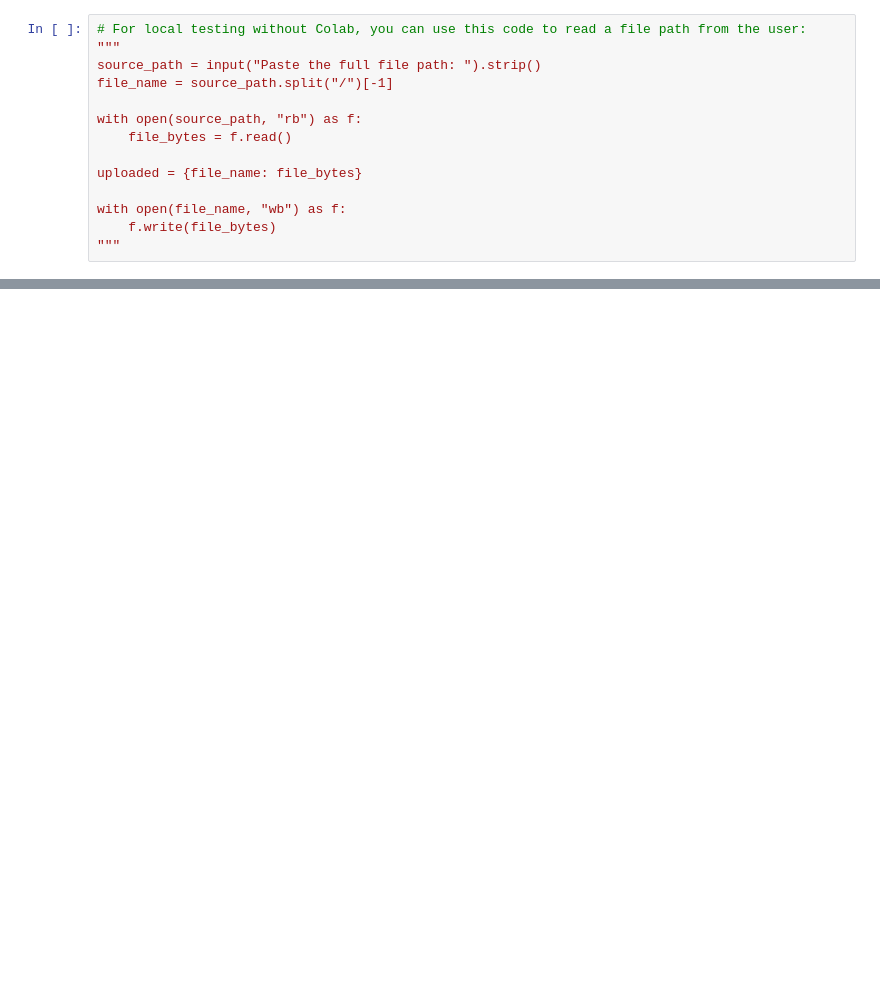
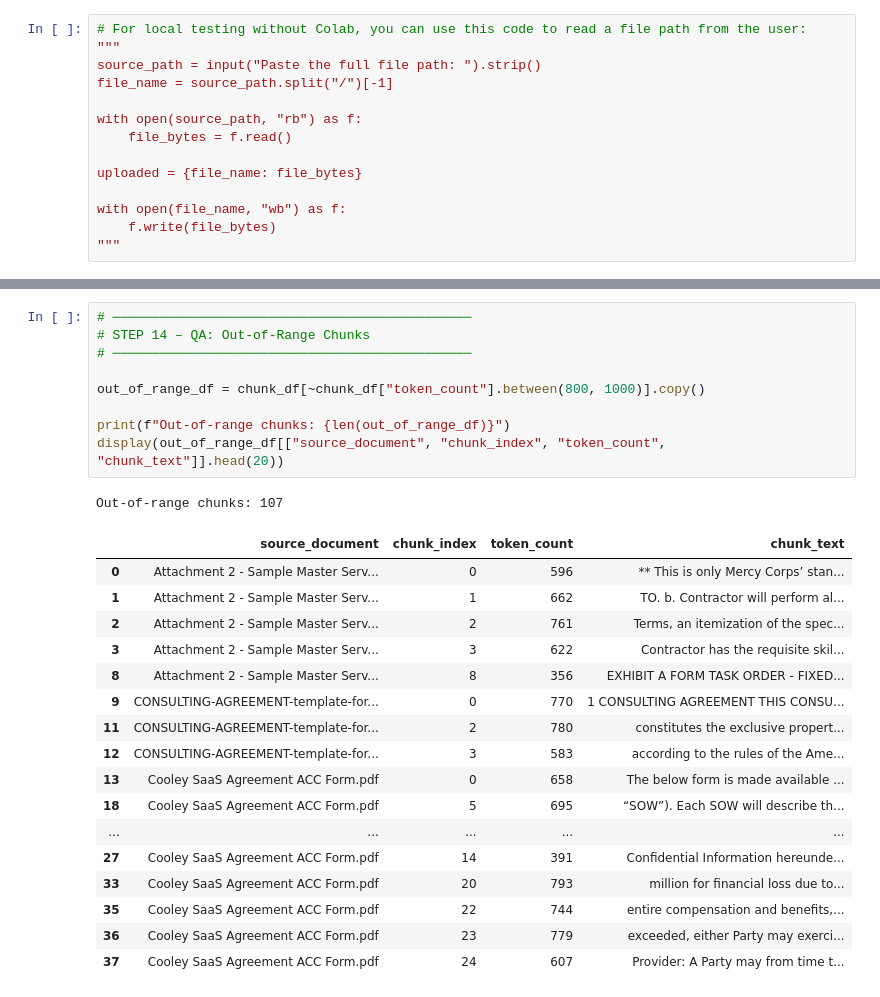
Before and after one commit to claycasani/legal-ai-capstone, a Jupyter notebook: notebooks/Milestone-1.ipynb, the cells around one changed output, grey strips where cells are left out. Cells and saved outputs as stored; diff of their text form; blank space fills up the shorter version.

```diff
--- a/notebooks/Milestone-1.ipynb
+++ b/notebooks/Milestone-1.ipynb
@@ -454,0 +759,28 @@ Preview of first 2 tagged chunks:
+# %%
+# ──────────────────────────────────────────────
+# STEP 14 – QA: Out-of-Range Chunks
+# ──────────────────────────────────────────────
+
+out_of_range_df = chunk_df[~chunk_df["token_count"].between(800, 1000)].copy()
+
+print(f"Out-of-range chunks: {len(out_of_range_df)}")
+display(out_of_range_df[["source_document", "chunk_index", "token_count", "chunk_text"]].head(20))
+# %% [output]
+Out-of-range chunks: 107
+|  | source_document | chunk_index | token_count | chunk_text |
+| 0 | Attachment 2 - Sample Master Serv... | 0 | 596 | ** This is only Mercy Corps’ stan... |
+| 1 | Attachment 2 - Sample Master Serv... | 1 | 662 | TO. b. Contractor will perform al... |
+| 2 | Attachment 2 - Sample Master Serv... | 2 | 761 | Terms, an itemization of the spec... |
+| 3 | Attachment 2 - Sample Master Serv... | 3 | 622 | Contractor has the requisite skil... |
+| 8 | Attachment 2 - Sample Master Serv... | 8 | 356 | EXHIBIT A FORM TASK ORDER - FIXED... |
+| 9 | CONSULTING-AGREEMENT-template-for... | 0 | 770 | 1 CONSULTING AGREEMENT THIS CONSU... |
+| 11 | CONSULTING-AGREEMENT-template-for... | 2 | 780 | constitutes the exclusive propert... |
+| 12 | CONSULTING-AGREEMENT-template-for... | 3 | 583 | according to the rules of the Ame... |
+| 13 | Cooley SaaS Agreement ACC Form.pdf | 0 | 658 | The below form is made available ... |
+| 18 | Cooley SaaS Agreement ACC Form.pdf | 5 | 695 | “SOW”). Each SOW will describe th... |
+| ... | ... | ... | ... | ... |
+| 27 | Cooley SaaS Agreement ACC Form.pdf | 14 | 391 | Confidential Information hereunde... |
+| 33 | Cooley SaaS Agreement ACC Form.pdf | 20 | 793 | million for financial loss due to... |
+| 35 | Cooley SaaS Agreement ACC Form.pdf | 22 | 744 | entire compensation and benefits,... |
+| 36 | Cooley SaaS Agreement ACC Form.pdf | 23 | 779 | exceeded, either Party may exerci... |
+| 37 | Cooley SaaS Agreement ACC Form.pdf | 24 | 607 | Provider: A Party may from time t... |
```
Also changed, not shown: parts of 34 cells of this notebook.
